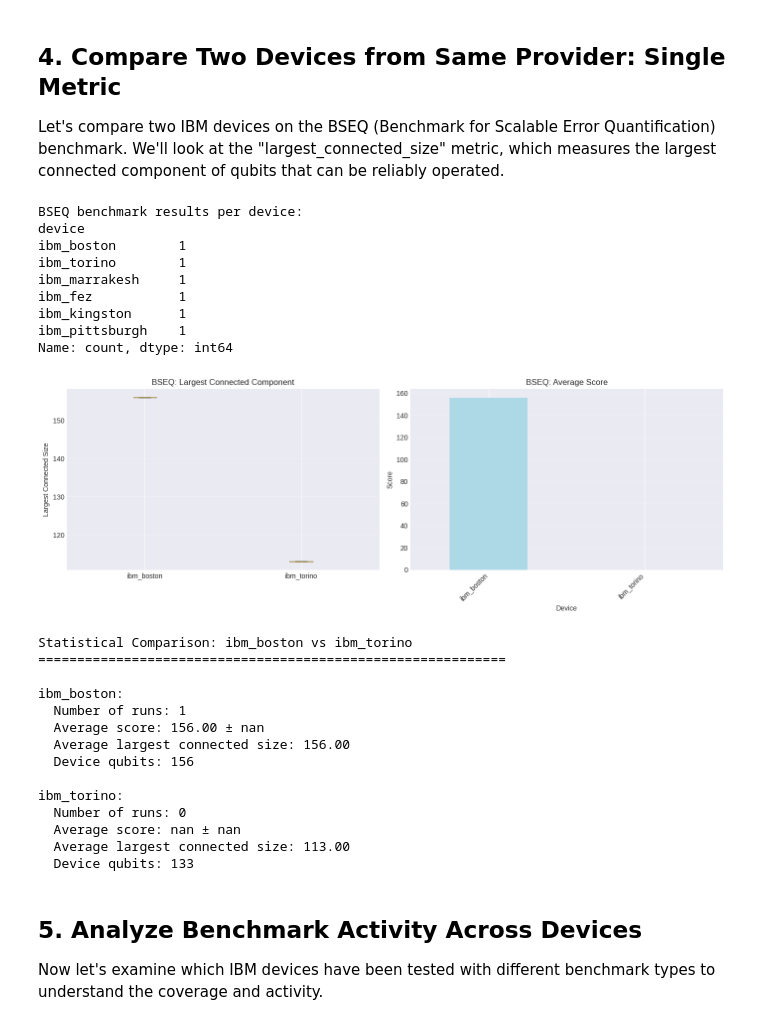
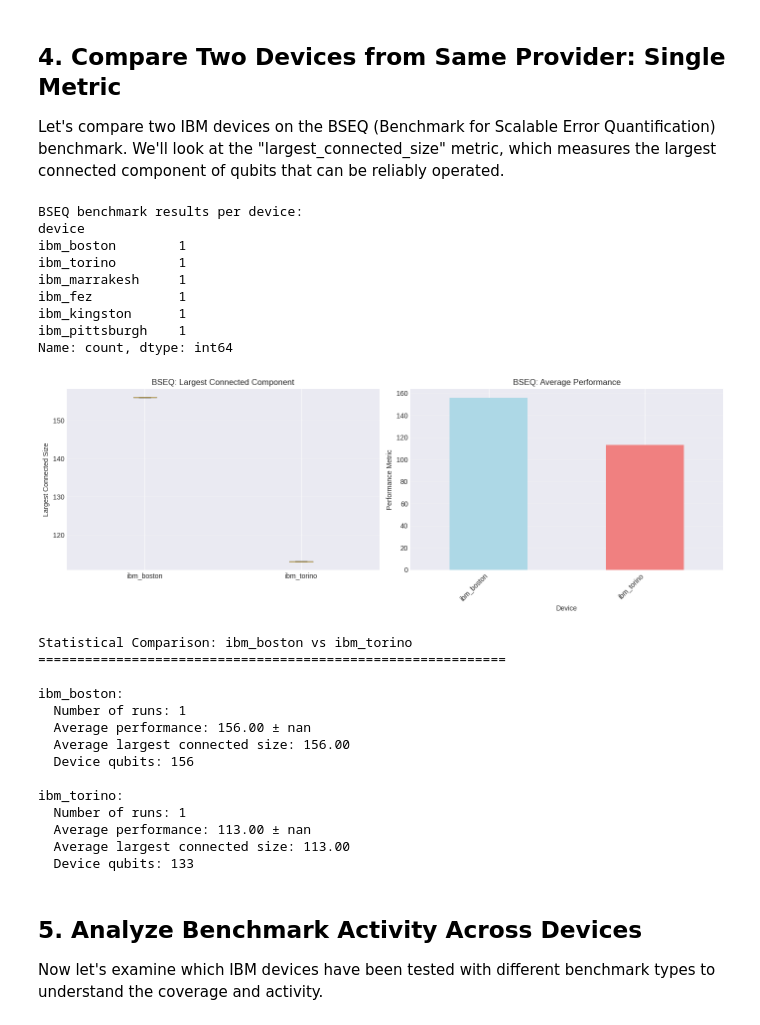
Before and after one commit to unitaryfoundation/metriq-data, a Jupyter notebook: analysis_tutorial.ipynb, the cells around one changed output. Cells and saved outputs as stored; diff of their text form; code cells hidden in the pictures.

```diff
--- a/analysis_tutorial.ipynb
+++ b/analysis_tutorial.ipynb
@@ -153,6 +153,10 @@ def load_aggregated_results(provider_name):
     # For benchmarks without a score field, use their primary metric
     df['performance_metric'] = df['score']
 
+    # For BSEQ: use largest_connected_size when score is missing
+    bseq_mask = (df['job_type'] == 'BSEQ') & df['performance_metric'].isna()
+    df.loc[bseq_mask, 'performance_metric'] = df.loc[bseq_mask, 'value_largest_connected_size']
+
     # For WIT: use expectation_value
     wit_mask = (df['job_type'] == 'WIT') & df['performance_metric'].isna()
     df.loc[wit_mask, 'performance_metric'] = df.loc[wit_mask, 'value_expectation_value']
@@ -296,59 +300,64 @@ if len(devices_to_compare) >= 2:
         for patch, color in zip(bp['boxes'], ['lightblue', 'lightcoral']):
             patch.set_facecolor(color)
         ax1.set_ylabel('Largest Connected Size')
         ax1.set_title('BSEQ: Largest Connected Component')
         ax1.grid(axis='y', alpha=0.3)
 
-    # Plot 2: Score comparison
+    # Plot 2: Performance metric comparison
     ax2 = axes[1]
-    score_comparison = comparison_df.groupby('device')['score'].agg(['mean', 'std', 'count'])
-    score_comparison.plot(kind='bar', y='mean', yerr='std', ax=ax2,
-                          color=['lightblue', 'lightcoral'], legend=False)
-    ax2.set_ylabel('Score')
-    ax2.set_title('BSEQ: Average Score')
-    ax2.set_xlabel('Device')
-    ax2.grid(axis='y', alpha=0.3)
-    plt.xticks(rotation=45, ha='right')
+    score_comparison = comparison_df.groupby('device')['performance_metric'].agg(['mean', 'std', 'count'])
+    score_comparison = score_comparison[score_comparison['count'] > 0]
+    if not score_comparison.empty:
+        score_comparison.plot(kind='bar', y='mean', yerr='std', ax=ax2,
+                              color=['lightblue', 'lightcoral'], legend=False)
+        ax2.set_ylabel('Performance Metric')
+        ax2.set_title('BSEQ: Average Performance')
+        ax2.set_xlabel('Device')
+        ax2.grid(axis='y', alpha=0.3)
+        plt.xticks(rotation=45, ha='right')
 
     plt.tight_layout()
     plt.show()
 
     # Print statistics
     print(f"\nStatistical Comparison: {device1} vs {device2}")
     print("="*60)
     for device in [device1, device2]:
-        device_scores = comparison_df[comparison_df['device'] == device]['score'].dropna()
+        device_perf = comparison_df[comparison_df['device'] == device]['performance_metric'].dropna()
         device_lcs = comparison_df[comparison_df['device'] == device]['value_largest_connected_size'].dropna()
         print(f"\n{device}:")
-        print(f"  Number of runs: {len(device_scores)}")
-        print(f"  Average score: {device_scores.mean():.2f} ± {device_scores.std():.2f}")
-        print(f"  Average largest connected size: {device_lcs.mean():.2f}")
+        print(f"  Number of runs: {len(device_perf)}")
+        if len(device_perf) > 0:
+            print(f"  Average performance: {device_perf.mean():.2f} ± {device_perf.std():.2f}")
+            print(f"  Average largest connected size: {device_lcs.mean():.2f}")
+        else:
+            print(f"  No valid performance data available")
         print(f"  Device qubits: {comparison_df[comparison_df['device'] == device]['num_qubits'].iloc[0]}")
 else:
     print("Not enough devices with BSEQ data for comparison.")
 # %% [output]
 BSEQ benchmark results per device:
 device
 ibm_boston        1
 ibm_torino        1
 ibm_marrakesh     1
 ibm_fez           1
 ibm_kingston      1
 ibm_pittsburgh    1
 Name: count, dtype: int64
-[figure, old version]
+[figure, new version]
 Statistical Comparison: ibm_boston vs ibm_torino
 ============================================================
 
 ibm_boston:
   Number of runs: 1
-  Average score: 156.00 ± nan
+  Average performance: 156.00 ± nan
   Average largest connected size: 156.00
   Device qubits: 156
 
 ibm_torino:
-  Number of runs: 0
-  Average score: nan ± nan
+  Number of runs: 1
+  Average performance: 113.00 ± nan
   Average largest connected size: 113.00
   Device qubits: 133
 # %% [markdown]
```
Also changed, not shown: parts of 7 cells of this notebook.
